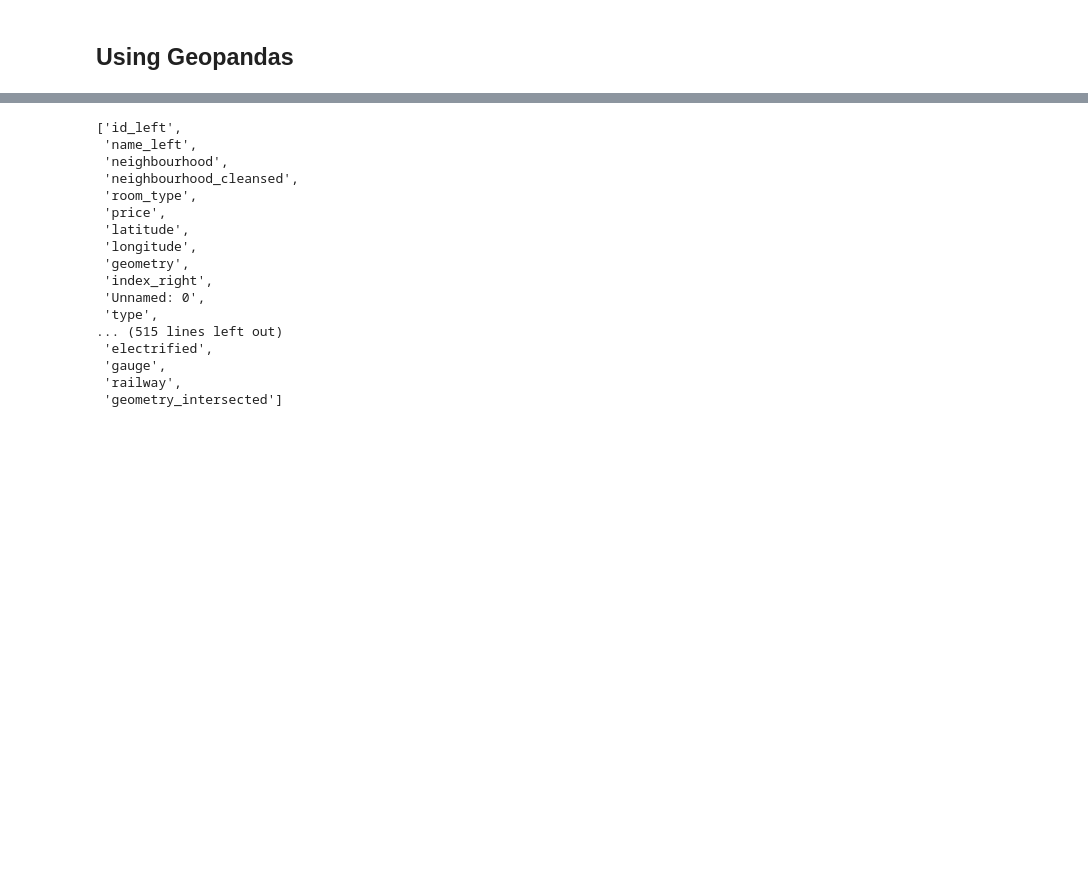
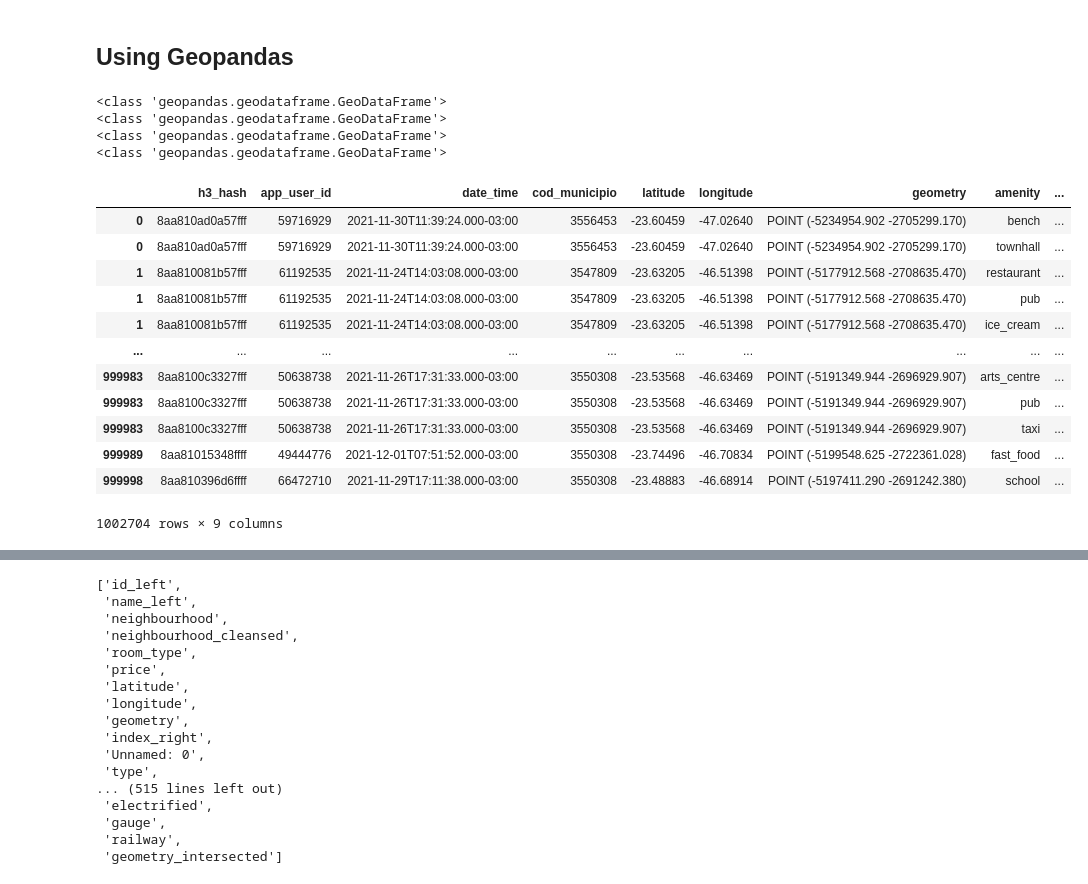
Before and after one commit to NESPEDUFV/more-data, a Jupyter notebook: examples/osm/osm-places.ipynb, the cells around one changed output, grey strips where cells are left out. Drawn from its saved outputs; the diff is of its cells as text; code cells hidden in the pictures; blank space fills up the shorter version.

```diff
--- a/examples/osm/osm-places.ipynb
+++ b/examples/osm/osm-places.ipynb
@@ -30,3 +30,24 @@ data = moredata.models.GeopandasData().from_geodataframe(gdf)
 osm_enricher = moredata.enricher.osm.OSMPlacesConnector(files=['./data/tourism.csv.gz'], radius=50, geometry_intersected=True)
 
 data_enriched = osm_enricher.enrich(data)
+# %%
+from shapely import wkt
+import geopandas
+import moredata
+import pandas as pd
+
+df = pd.read_csv(f"/media/gegen07/Expansion/data/data-moredata/experiment/1000000-part.csv")
+df = df.loc[(~df['latitude'].isna()) & (~df['longitude'].isna())]
+
+df['geometry'] = df['geometry'].apply(wkt.loads)
+gdf = geopandas.GeoDataFrame(df, crs='epsg:4326')
+
+data = moredata.models.GeopandasData.from_geodataframe(gdf)
+
+osm_enricher = moredata.enricher.osm.OSMPlacesConnector(files=['/media/gegen07/Expansion/data/data-moredata/experiment/osm/sp-amenities-columns-reduced.csv'], radius=100, geometry_intersected=True)
+data_enriched = osm_enricher.enrich(data)
+# %% [output]
+<class 'geopandas.geodataframe.GeoDataFrame'>
+<class 'geopandas.geodataframe.GeoDataFrame'>
+<class 'geopandas.geodataframe.GeoDataFrame'>
+<class 'geopandas.geodataframe.GeoDataFrame'>
@@ -32,0 +56,18 @@ data_enriched = osm_enricher.enrich(data)
+# %%
+left_cols = gdf.columns.to_list()
+cols = left_cols + ['amenity','geometry_intersected']
+data_enriched[~data_enriched['geometry_intersected'].isna()][cols]
+# %% [output]
+|  | h3_hash | app_user_id | date_time | cod_municipio | latitude | longitude | geometry | amenity | ... |
+| 0 | 8aa810ad0a57fff | 59716929 | 2021-11-30T11:39:24.000-03:00 | 3556453 | -23.60459 | -47.02640 | POINT (-5234954.902 -2705299.170) | bench | ... |
+| 0 | 8aa810ad0a57fff | 59716929 | 2021-11-30T11:39:24.000-03:00 | 3556453 | -23.60459 | -47.02640 | POINT (-5234954.902 -2705299.170) | townhall | ... |
+| 1 | 8aa810081b57fff | 61192535 | 2021-11-24T14:03:08.000-03:00 | 3547809 | -23.63205 | -46.51398 | POINT (-5177912.568 -2708635.470) | restaurant | ... |
+| 1 | 8aa810081b57fff | 61192535 | 2021-11-24T14:03:08.000-03:00 | 3547809 | -23.63205 | -46.51398 | POINT (-5177912.568 -2708635.470) | pub | ... |
+| 1 | 8aa810081b57fff | 61192535 | 2021-11-24T14:03:08.000-03:00 | 3547809 | -23.63205 | -46.51398 | POINT (-5177912.568 -2708635.470) | ice_cream | ... |
+| ... | ... | ... | ... | ... | ... | ... | ... | ... | ... |
+| 999983 | 8aa8100c3327fff | 50638738 | 2021-11-26T17:31:33.000-03:00 | 3550308 | -23.53568 | -46.63469 | POINT (-5191349.944 -2696929.907) | arts_centre | ... |
+| 999983 | 8aa8100c3327fff | 50638738 | 2021-11-26T17:31:33.000-03:00 | 3550308 | -23.53568 | -46.63469 | POINT (-5191349.944 -2696929.907) | pub | ... |
+| 999983 | 8aa8100c3327fff | 50638738 | 2021-11-26T17:31:33.000-03:00 | 3550308 | -23.53568 | -46.63469 | POINT (-5191349.944 -2696929.907) | taxi | ... |
+| 999989 | 8aa81015348ffff | 49444776 | 2021-12-01T07:51:52.000-03:00 | 3550308 | -23.74496 | -46.70834 | POINT (-5199548.625 -2722361.028) | fast_food | ... |
+| 999998 | 8aa810396d6ffff | 66472710 | 2021-11-29T17:11:38.000-03:00 | 3550308 | -23.48883 | -46.68914 | POINT (-5197411.290 -2691242.380) | school | ... |
+1002704 rows × 9 columns
```
Also changed, not shown: parts of 4 cells of this notebook, 3 other files.
